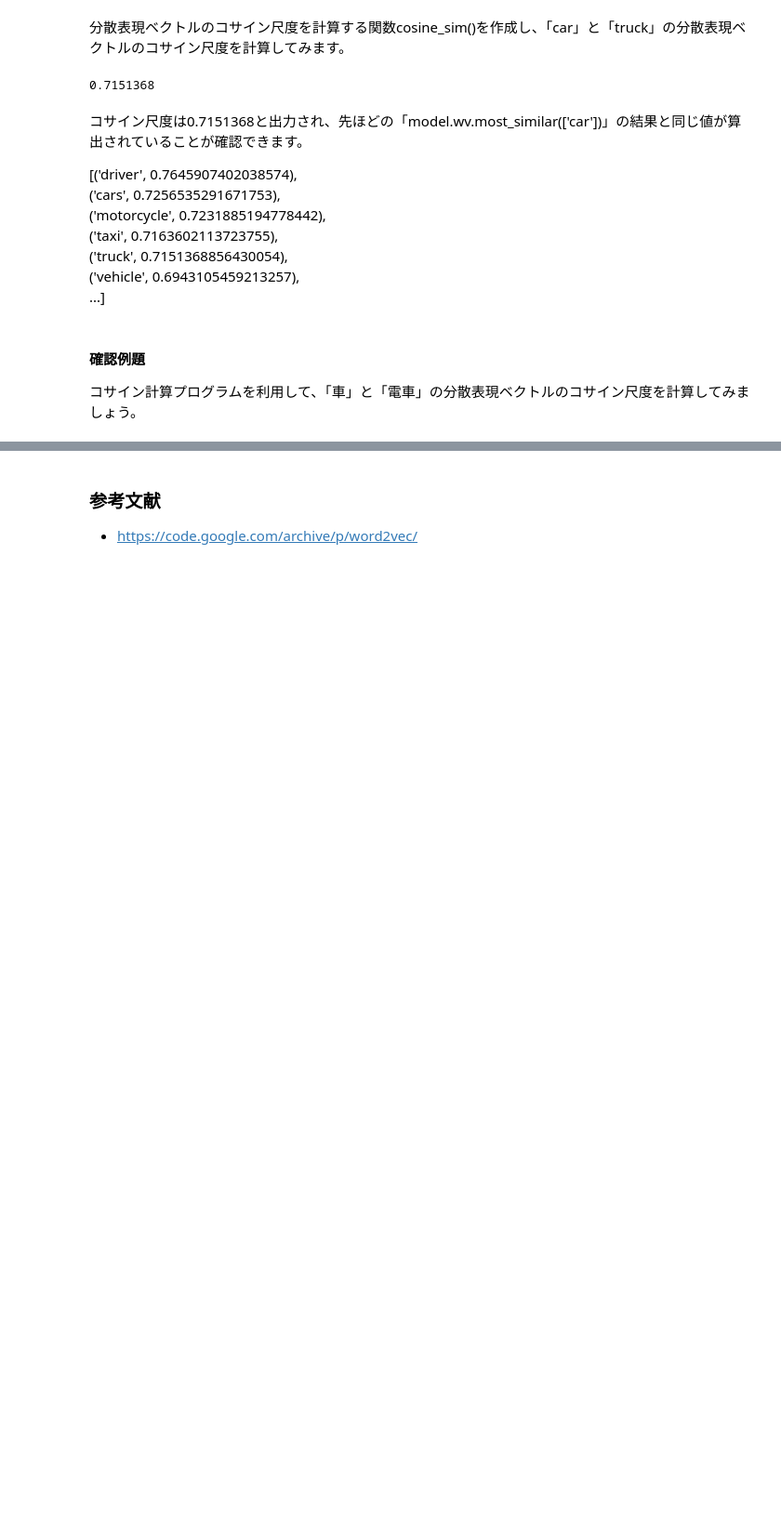
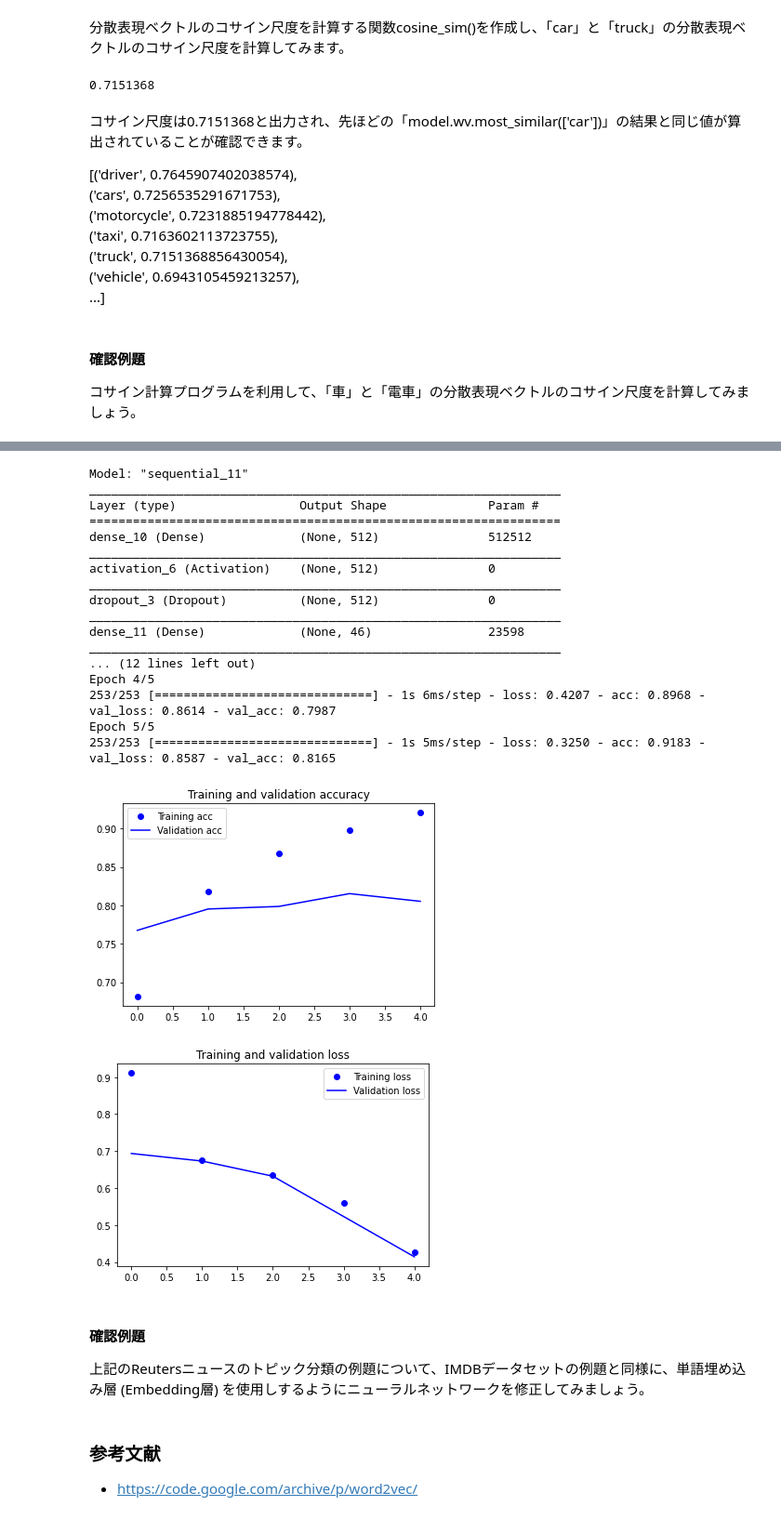
Before and after one commit to ktakano/AI-excersises, a Jupyter notebook: week6.ipynb, the cells around one changed output, grey strips where cells are left out. Shown at 93% size. Saved outputs shown, nothing was run; the diff lists cells and outputs as text; code cells hidden in the pictures; blank space fills up the shorter version.

```diff
--- a/week6.ipynb
+++ b/week6.ipynb
@@ -449,0 +668,11 @@ print (cosine_sim('car','truck'))
+# %%
+tokenizer = Tokenizer(num_words=max_words)
+x_train = tokenizer.sequences_to_matrix(x_train, mode='binary')
+x_test = tokenizer.sequences_to_matrix(x_test, mode='binary')
+print('x_train shape:', x_train.shape)
+print('x_test shape:', x_test.shape)
+
+y_train = keras.utils.to_categorical(y_train, num_classes)
+y_test = keras.utils.to_categorical(y_test, num_classes)
+print('y_train shape:', y_train.shape)
+print('y_test shape:', y_test.shape)
@@ -450,3 +705,62 @@ print (cosine_sim('car','truck'))
+# %%
+model = Sequential()
+model.add(Dense(512, input_shape=(max_words,)))
+model.add(Activation('relu'))
+model.add(Dropout(0.5))
+model.add(Dense(num_classes))
+model.add(Activation('softmax'))
+model.summary()  # display model summary
+
+model.compile(loss='categorical_crossentropy',
+              optimizer='adam',
+              metrics=['acc'])
+
+history = model.fit(x_train, y_train,
+                    batch_size=32,
+                    epochs=5,
+                    verbose=1,
+                    validation_split=0.1)
+
+
+### Plot accuracy
+epochs = range(len(acc))
+
+plt.plot(epochs, acc, 'bo', label='Training acc')
+plt.plot(epochs, val_acc, 'b', label='Validation acc')
+plt.title('Training and validation accuracy')
+plt.legend()
+
+plt.figure()
+
+plt.plot(epochs, loss, 'bo', label='Training loss')
+plt.plot(epochs, val_loss, 'b', label='Validation loss')
+plt.title('Training and validation loss')
+plt.legend()
+
+plt.show()
+# %% [output]
+Model: "sequential_11"
+_________________________________________________________________
+Layer (type)                 Output Shape              Param #
+=================================================================
+dense_10 (Dense)             (None, 512)               512512
+_________________________________________________________________
+activation_6 (Activation)    (None, 512)               0
+_________________________________________________________________
+dropout_3 (Dropout)          (None, 512)               0
+_________________________________________________________________
+dense_11 (Dense)             (None, 46)                23598
+_________________________________________________________________
+... (12 lines left out)
+Epoch 4/5
+253/253 [==============================] - 1s 6ms/step - loss: 0.4207 - acc: 0.8968 - val_loss: 0.8614 - val_acc: 0.7987
+Epoch 5/5
+253/253 [==============================] - 1s 5ms/step - loss: 0.3250 - acc: 0.9183 - val_loss: 0.8587 - val_acc: 0.8165
+[figure, added]
+[figure, added]
+# %% [markdown]
+#### 確認例題
+上記のReutersニュースのトピック分類の例題について、IMDBデータセットの例題と同様に、単語埋め込み層 (Embedding層) を使用しするようにニューラルネットワークを修正してみましょう。
 # %% [markdown]
 ### 参考文献
 * https://code.google.com/archive/p/word2vec/
```
Also changed, not shown: parts of 20 cells of this notebook.
